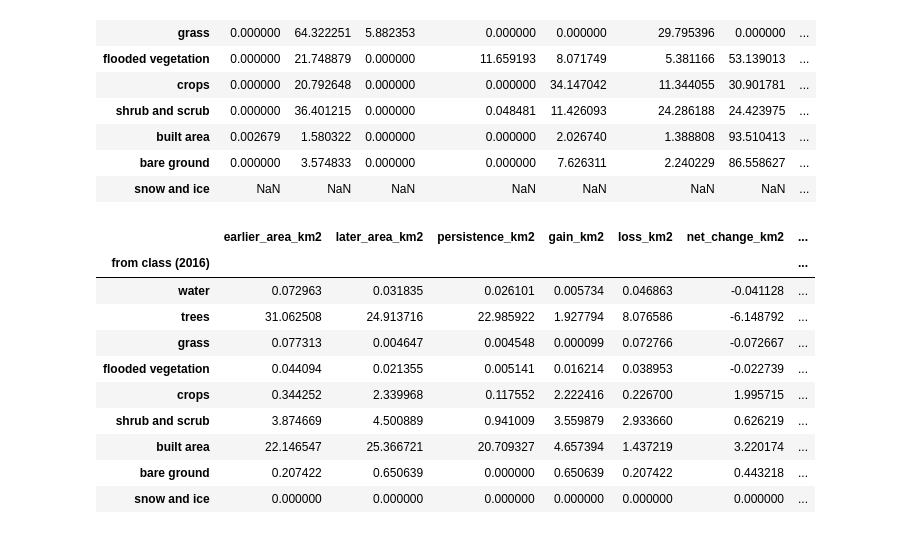
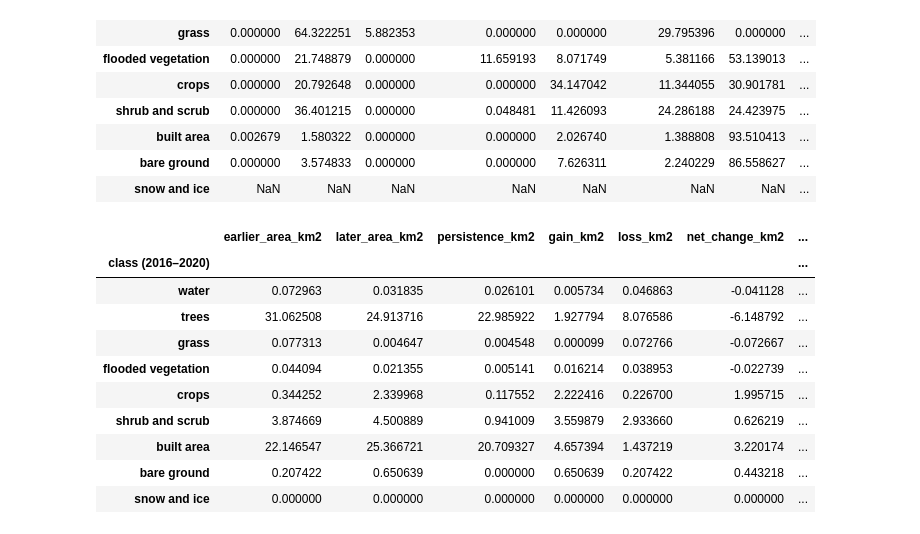
Before and after one commit to obinna2001/Urban-Land-Cover-Change-Uteh-Iwogban-and-Environs-Benin-City-2016-2025, a Jupyter notebook: src/land_cover_change/analysis/03_class_area_analysis.ipynb, the cells around one changed output. Saved outputs shown, nothing was run; the diff lists cells and outputs as text; code cells hidden in the pictures.

```diff
--- a/src/land_cover_change/analysis/03_class_area_analysis.ipynb
+++ b/src/land_cover_change/analysis/03_class_area_analysis.ipynb
@@ -439,44 +392,17 @@ transition_percentage
 | bare ground | 0.000000 | 3.574833 | 0.000000 | 0.000000 | 7.626311 | 2.240229 | 86.558627 | ... |
 | snow and ice | NaN | NaN | NaN | NaN | NaN | NaN | NaN | ... |
 # %%
-persistence = pd.Series(
-    np.diag(transition_area_km2),
-    index=transition_area_km2.index,
+transition_summary = summarize_transitions(transition_area_km2)
+transition_summary_display = (
+    transition_summary
+    .rename(index=class_names)
+    .rename_axis(index=f"class ({earlier_year}–{later_year})")
 )
-
-earlier_area = transition_area_km2.sum(axis=1)
-
-later_area = (
-    transition_area_km2
-    .sum(axis=0)
-    .reindex(transition_area_km2.index)
-)
-
-loss = earlier_area - persistence
-gain = later_area - persistence
-
-transition_summary = pd.DataFrame({
-    "earlier_area_km2": earlier_area,
-    "later_area_km2": later_area,
-    "persistence_km2": persistence,
-    "gain_km2": gain,
-    "loss_km2": loss,
-})
-
-transition_summary["net_change_km2"] = (
-    transition_summary["gain_km2"]
-    - transition_summary["loss_km2"]
-)
-
-transition_summary["total_change_km2"] = (
-    transition_summary["gain_km2"]
-    + transition_summary["loss_km2"]
-)
 # %%
-transition_summary
+transition_summary_display
 # %% [output]
 |  | earlier_area_km2 | later_area_km2 | persistence_km2 | gain_km2 | loss_km2 | net_change_km2 | ... |
-| from class (2016) |  |  |  |  |  |  | ... |
+| class (2016–2020) |  |  |  |  |  |  | ... |
 | water | 0.072963 | 0.031835 | 0.026101 | 0.005734 | 0.046863 | -0.041128 | ... |
 | trees | 31.062508 | 24.913716 | 22.985922 | 1.927794 | 8.076586 | -6.148792 | ... |
 | grass | 0.077313 | 0.004647 | 0.004548 | 0.000099 | 0.072766 | -0.072667 | ... |
```
Also changed, not shown: parts of 12 cells of this notebook, 6 other files.
